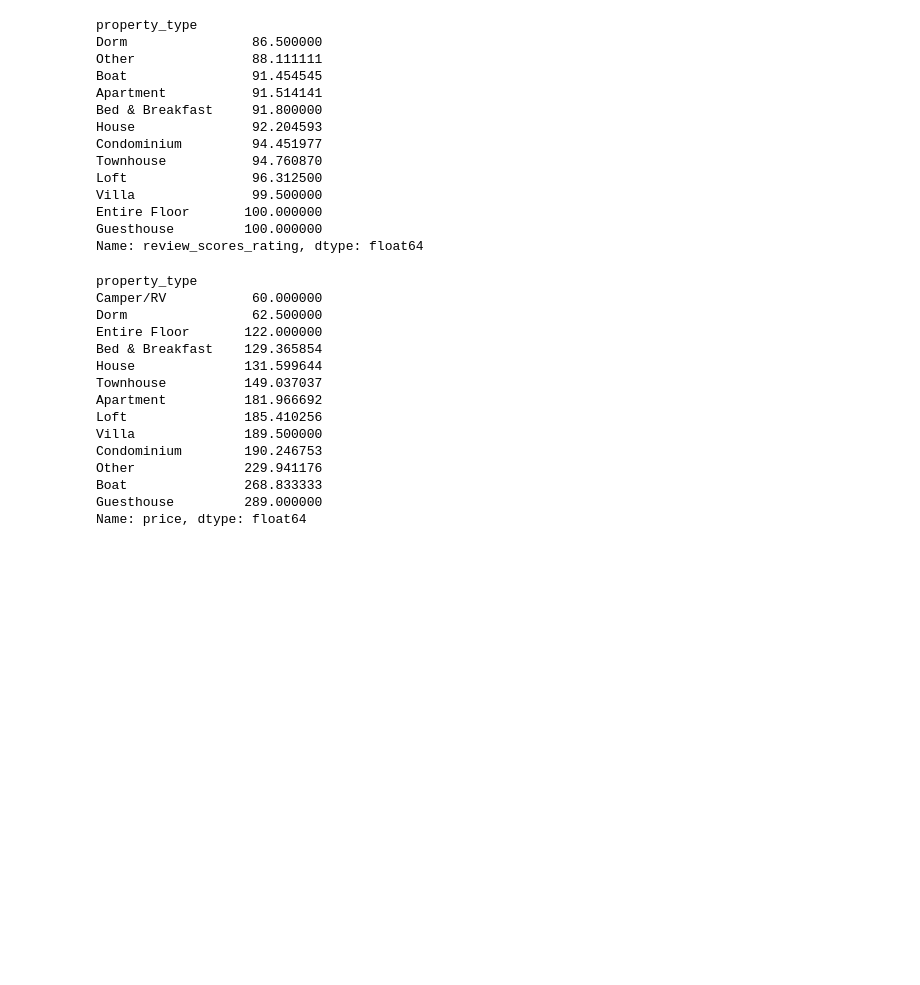
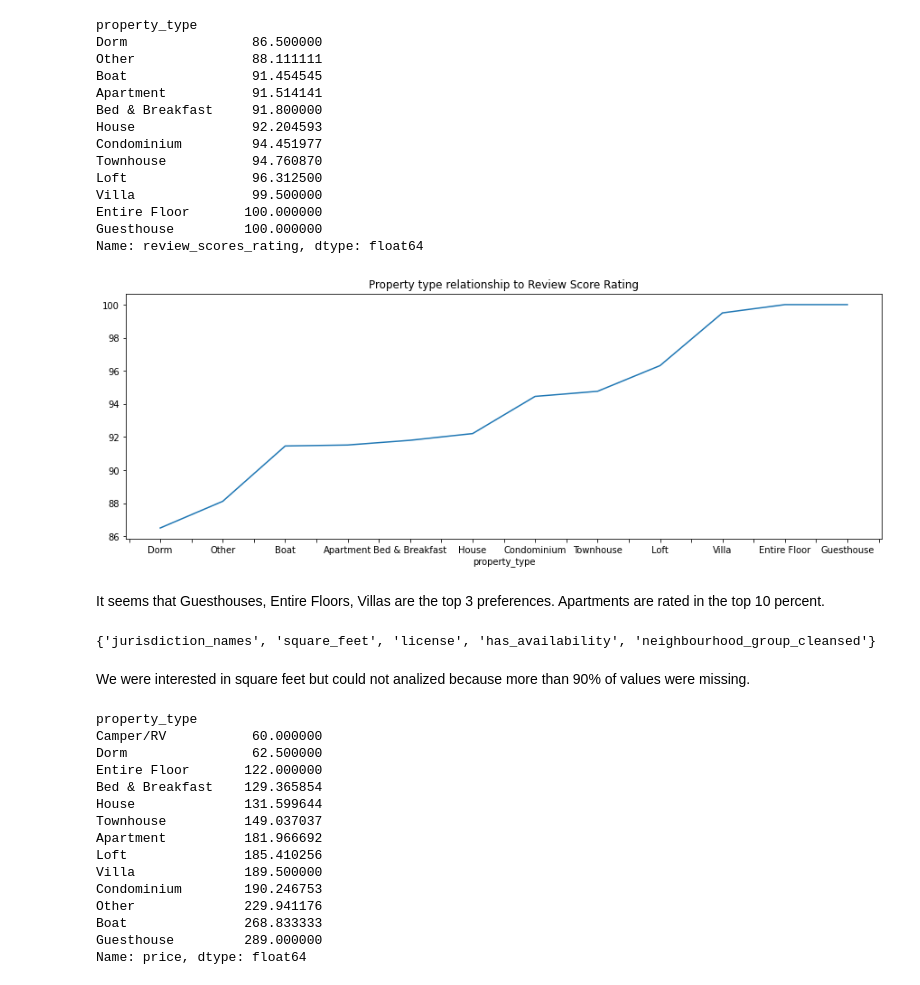
Before and after one commit to gichelli/airbnb-data-science, a Jupyter notebook: p1/prepare_data.ipynb, the cells around one changed output. Drawn from its saved outputs; the diff is of its cells as text; code cells hidden in the pictures; blank space fills up the shorter version.

```diff
--- a/p1/prepare_data.ipynb
+++ b/p1/prepare_data.ipynb
@@ -505,3 +538,22 @@ Name: review_scores_rating, dtype: float64
+# %%
+#Does a certain property type appear to have higher review_scores_rating
+plt.figure(figsize=(15,5))
+plt.gca().xaxis.set_major_locator(plt.MaxNLocator(25))
+plt.title("Property type relationship to Review Score Rating")
+lf.groupby(['property_type']).mean()['review_scores_rating'].sort_values().plot();
+# %% [output]
+[figure, added]
+# %% [markdown]
+It seems that Guesthouses, Entire Floors, Villas are the top 3 preferences. Apartments are rated in the top 10 percent.
+# %%
+# #a higher square_feet means a higher rating score
+# lf.groupby(['square_feet']).mean()['review_scores_rating'].sort_values().dropna()
+most_missing_cols= set(lf.columns[lf.isnull().mean() > 0.90])
+print(most_missing_cols)
+# %% [output]
+{'jurisdiction_names', 'square_feet', 'license', 'has_availability', 'neighbourhood_group_cleansed'}
+# %% [markdown]
+We were interested in square feet but could not analized because more than 90% of values were missing.
 # %%
 #According to the type of property, which unit has the highest average price?
 lp = lf
```
Also changed, not shown: parts of 40 cells of this notebook, 4 other files.
